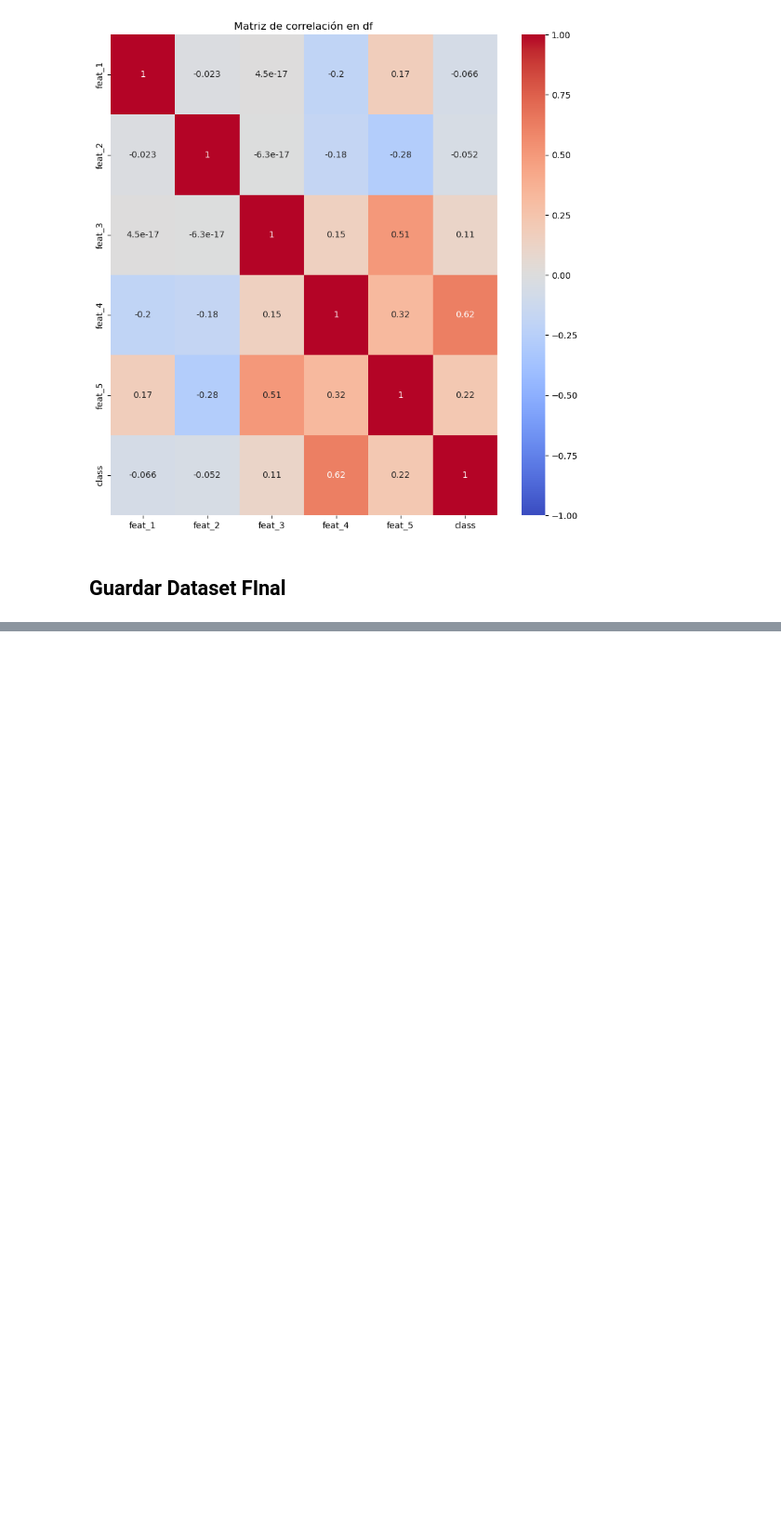
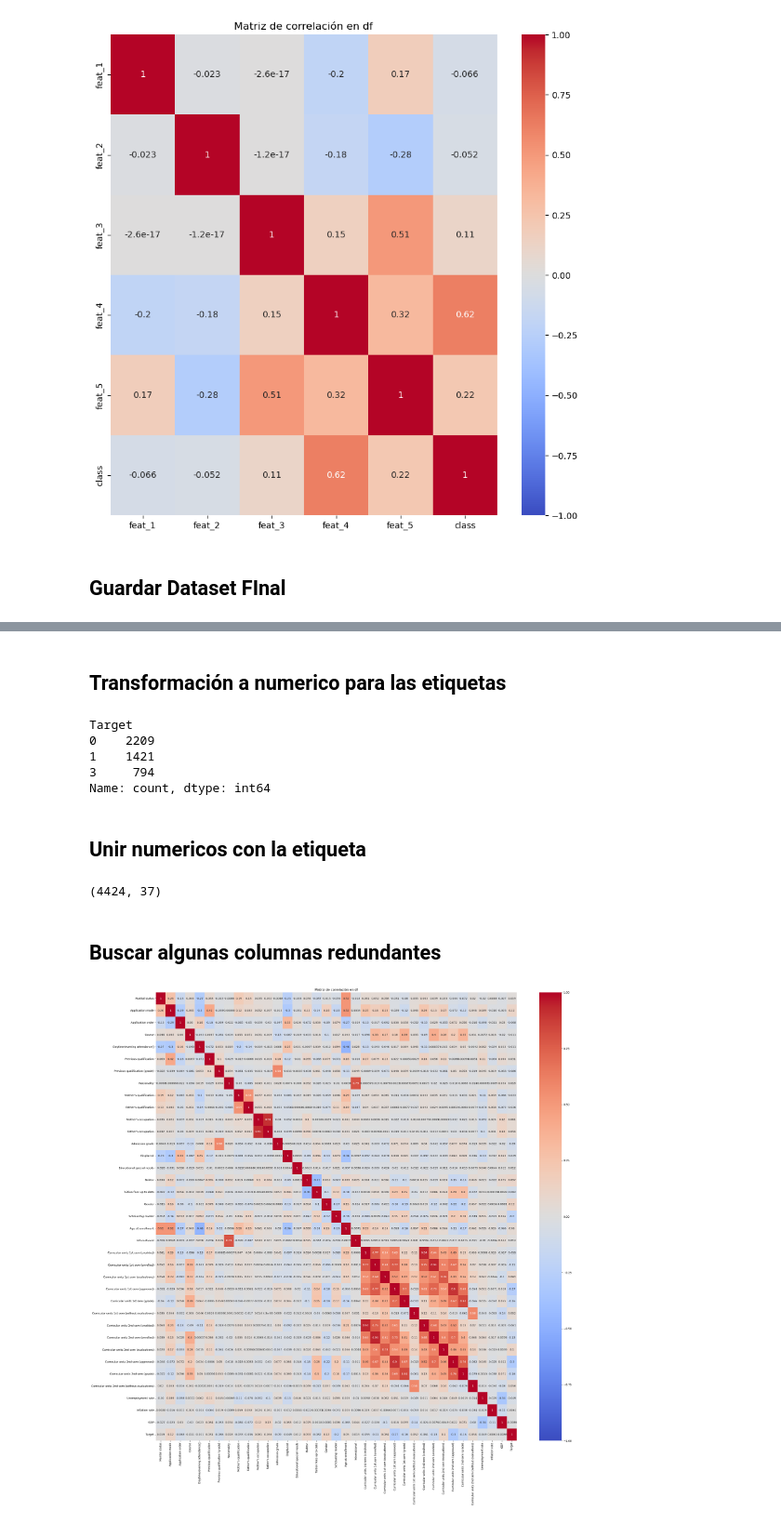
Before and after one commit to JairRamosG/T-cnicas-avanzadas-de-Clasificaci-n-de-Patrones, a Jupyter notebook: Tarea3 - Medidas de desempeño/src/limpieza.ipynb, the cells around one changed output, grey strips where cells are left out. Shown at 93% size. Cells and saved outputs as stored; diff of their text form; code cells hidden in the pictures; blank space fills up the shorter version.

```diff
--- a/Tarea3 - Medidas de desempeño/src/limpieza.ipynb
+++ b/Tarea3 - Medidas de desempeño/src/limpieza.ipynb
@@ -199,0 +234,4 @@ df_final.to_csv('../data/Electricity_limpio.csv', index = False)
+# %%
+numericas = X.select_dtypes(include = 'number')
+categoricas = X.select_dtypes(exclude = 'number')
+# Realmente solo la columna Target es la categórica
@@ -199,0 +256,9 @@ df_final.to_csv('../data/Electricity_limpio.csv', index = False)
+# %%
+#  Normalización de las características
+normalizador = MinMaxScaler()
+
+columnas = [col for col in numericas.columns]
+
+X_normalizado = normalizador.fit_transform(numericas)
+X_normalizado = pd.DataFrame(X_normalizado, columns = columnas)
+X_normalizado.head()
@@ -199,0 +272,33 @@ df_final.to_csv('../data/Electricity_limpio.csv', index = False)
+# %% [markdown]
+## Transformación a numerico para las etiquetas
+# %%
+y = y.replace({'Graduate':0, 'Dropout': 1, 'Enrolled':3})
+y.value_counts()
+# %% [output]
+Target
+0    2209
+1    1421
+3     794
+Name: count, dtype: int64
+# %% [markdown]
+## Unir numericos con la etiqueta
+# %%
+df = pd.concat([X_normalizado,y], ignore_index = False, axis = 1)
+df.shape
+# %% [output]
+(4424, 37)
+# %% [markdown]
+## Buscar algunas columnas redundantes
+# %%
+corr_matrix = df.corr()
+plt.figure(figsize=(30,30))
+sns.heatmap(corr_matrix,
+            annot=True,
+            cmap='coolwarm',
+            vmin=-1,
+            vmax=1)
+plt.title("Matriz de correlación en df")
+plt.show()
+# Mejor reducir la dimensionalidad cuando nos enseñen , así como está veo que no hay correlaciones buenas con la etiqueta
+# %% [output]
+[figure, added]
```
Also changed, not shown: parts of 18 cells of this notebook, 5 other files.
